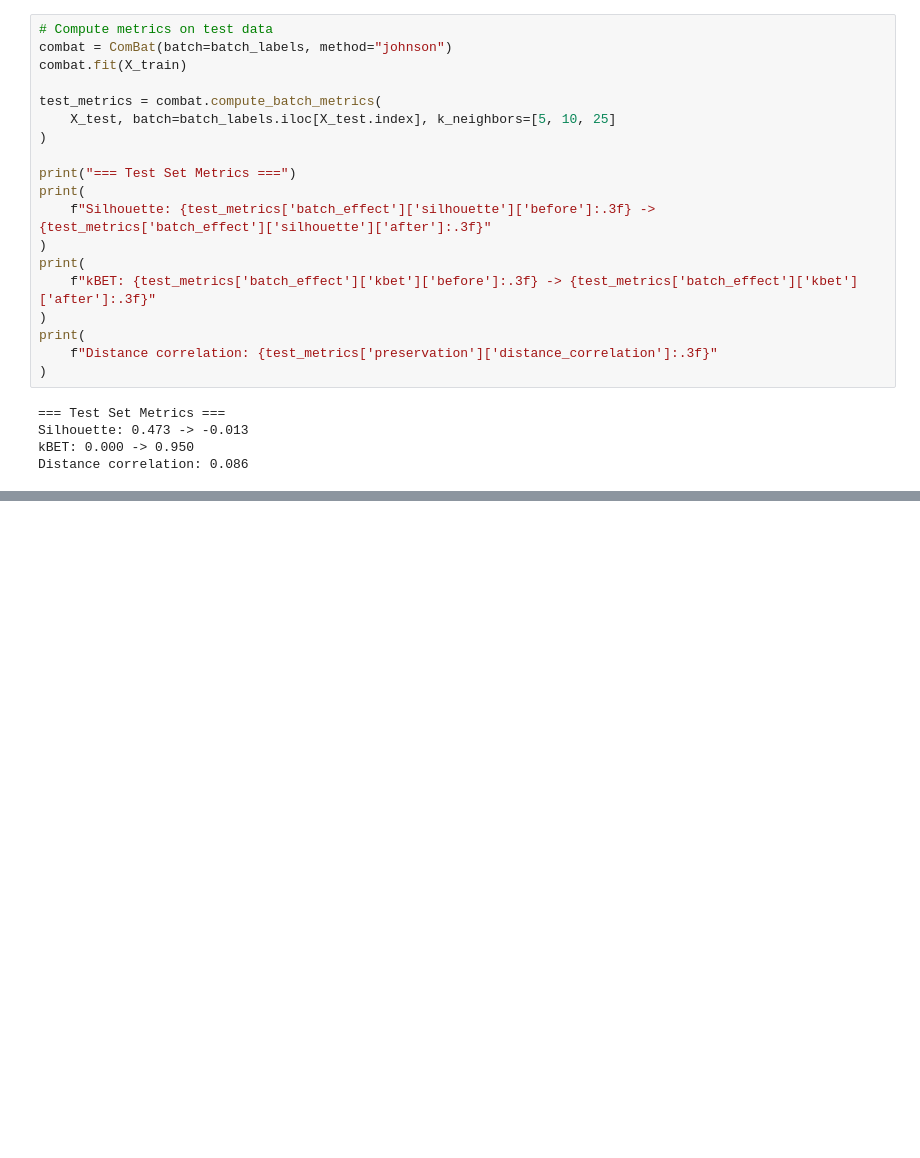
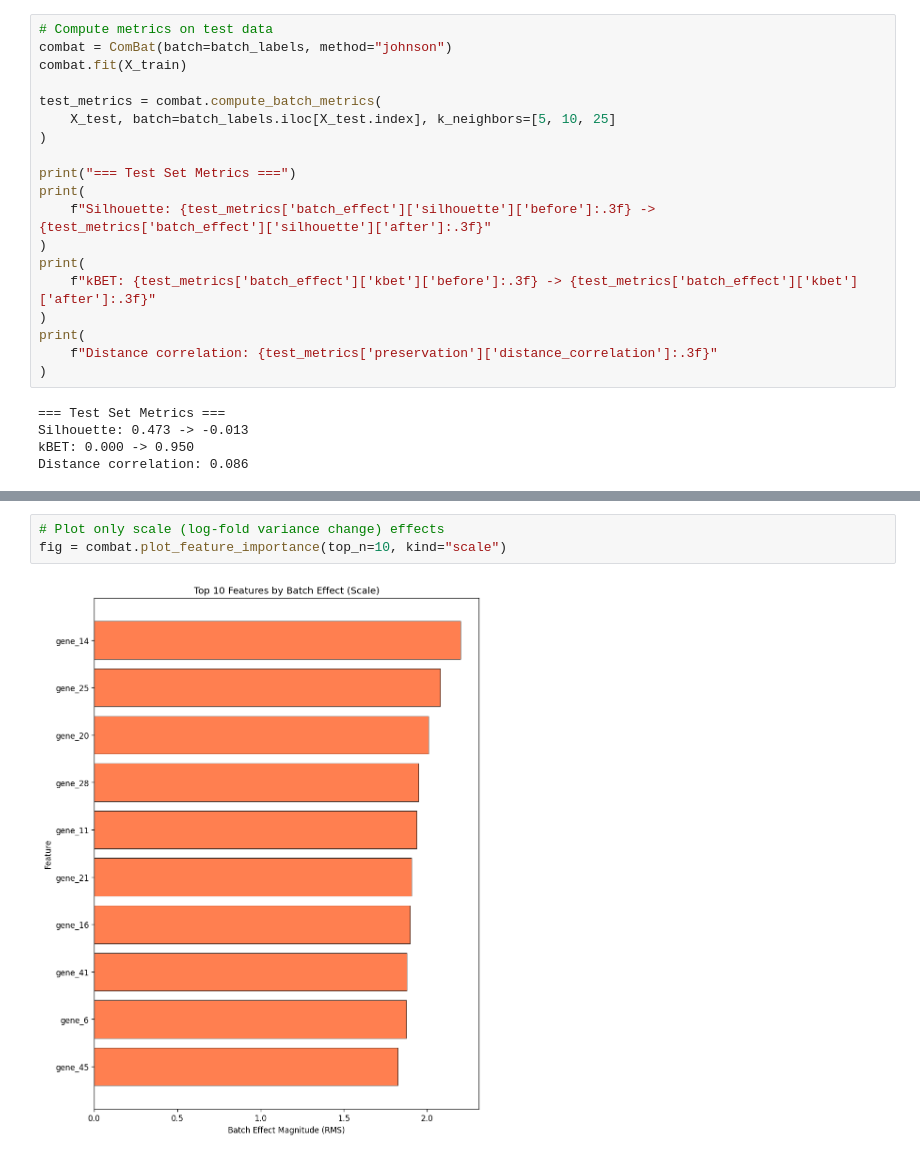
Before and after one commit to EttoreRocchi/combatlearn, a Jupyter notebook: docs/source/demo/combatlearn_demo.ipynb, the cells around one changed output, grey strips where cells are left out. Drawn from its saved outputs; the diff is of its cells as text; blank space fills up the shorter version.

```diff
--- a/docs/source/demo/combatlearn_demo.ipynb
+++ b/docs/source/demo/combatlearn_demo.ipynb
@@ -318,0 +396,5 @@ Distance correlation: 0.086
+# %%
+# Plot only scale (log-fold variance change) effects
+fig = combat.plot_feature_importance(top_n=10, kind="scale")
+# %% [output]
+[figure, added]
```
Also changed, not shown: parts of 10 cells of this notebook, 1 other file.
